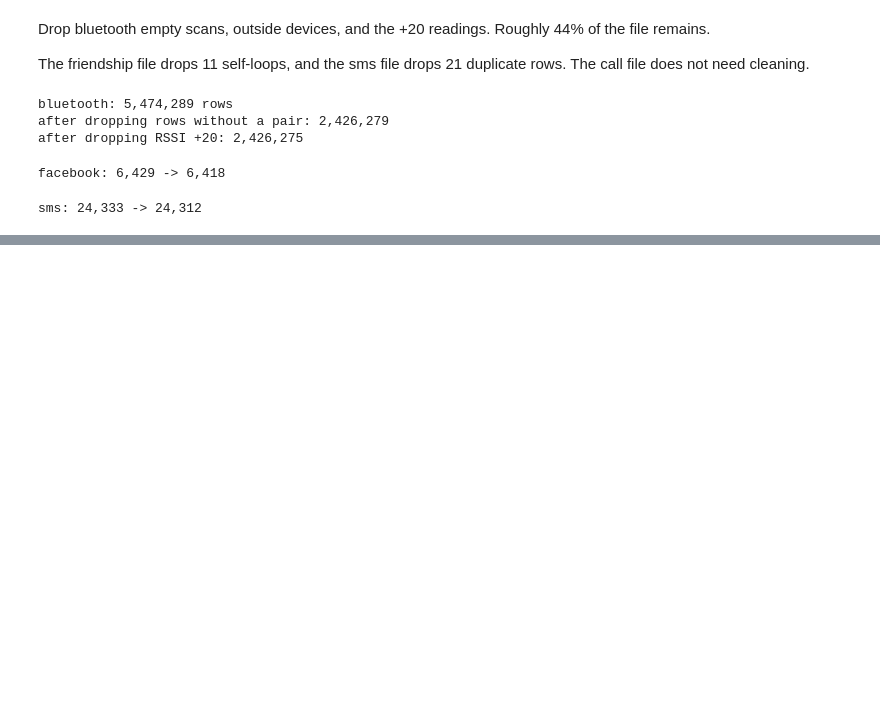
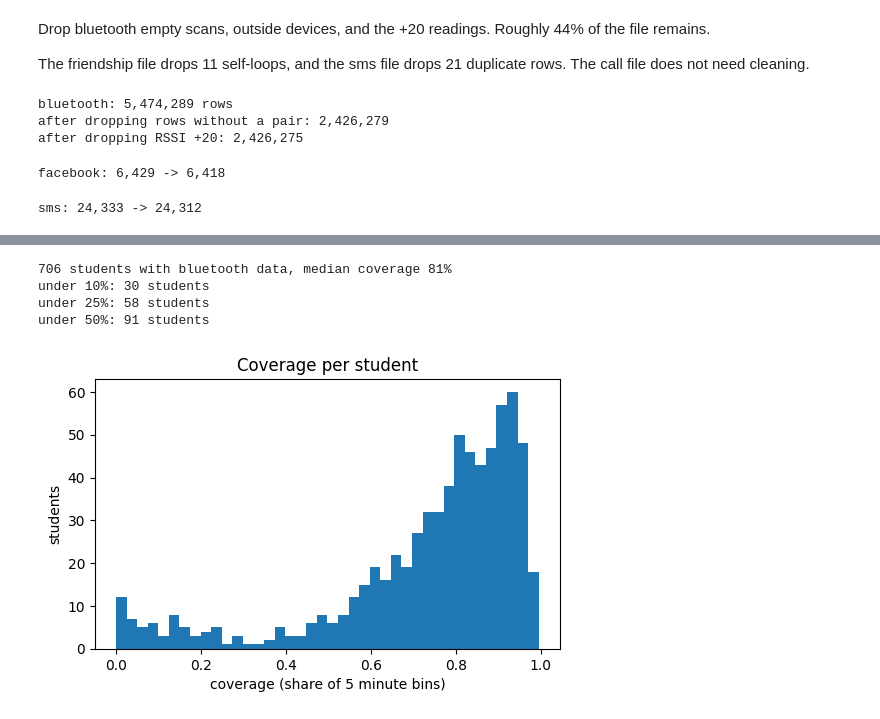
Before and after one commit to s9ib0T/data-mining-1, a Jupyter notebook: notebooks/preprocess.ipynb, the cells around one changed output, grey strips where cells are left out. Cells and saved outputs as stored; diff of their text form; code cells hidden in the pictures; blank space fills up the shorter version.

Commit message:
add student table with coverage

```diff
--- a/notebooks/preprocess.ipynb
+++ b/notebooks/preprocess.ipynb
@@ -324,0 +336,3 @@ sms: 24,333 -> 24,312
+# %%
+st = pp.students(bt, fb_clean, calls, sms_clean)
+st.describe()
@@ -324,0 +349,14 @@ sms: 24,333 -> 24,312
+# %%
+coverage = st.coverage[st.coverage > 0]
+print(f"{len(coverage)} students with bluetooth data, median coverage {coverage.median():.0%}")
+for t in [0.1, 0.25, 0.5]:
+    print(f"under {t:.0%}: {(coverage < t).sum()} students")
+# %% [output]
+706 students with bluetooth data, median coverage 81%
+under 10%: 30 students
+under 25%: 58 students
+under 50%: 91 students
+# %%
+fig = pp.plot_coverage(st)
+# %% [output]
+[figure, added]
```
Also changed, not shown: parts of 8 cells of this notebook, 1 other file.
